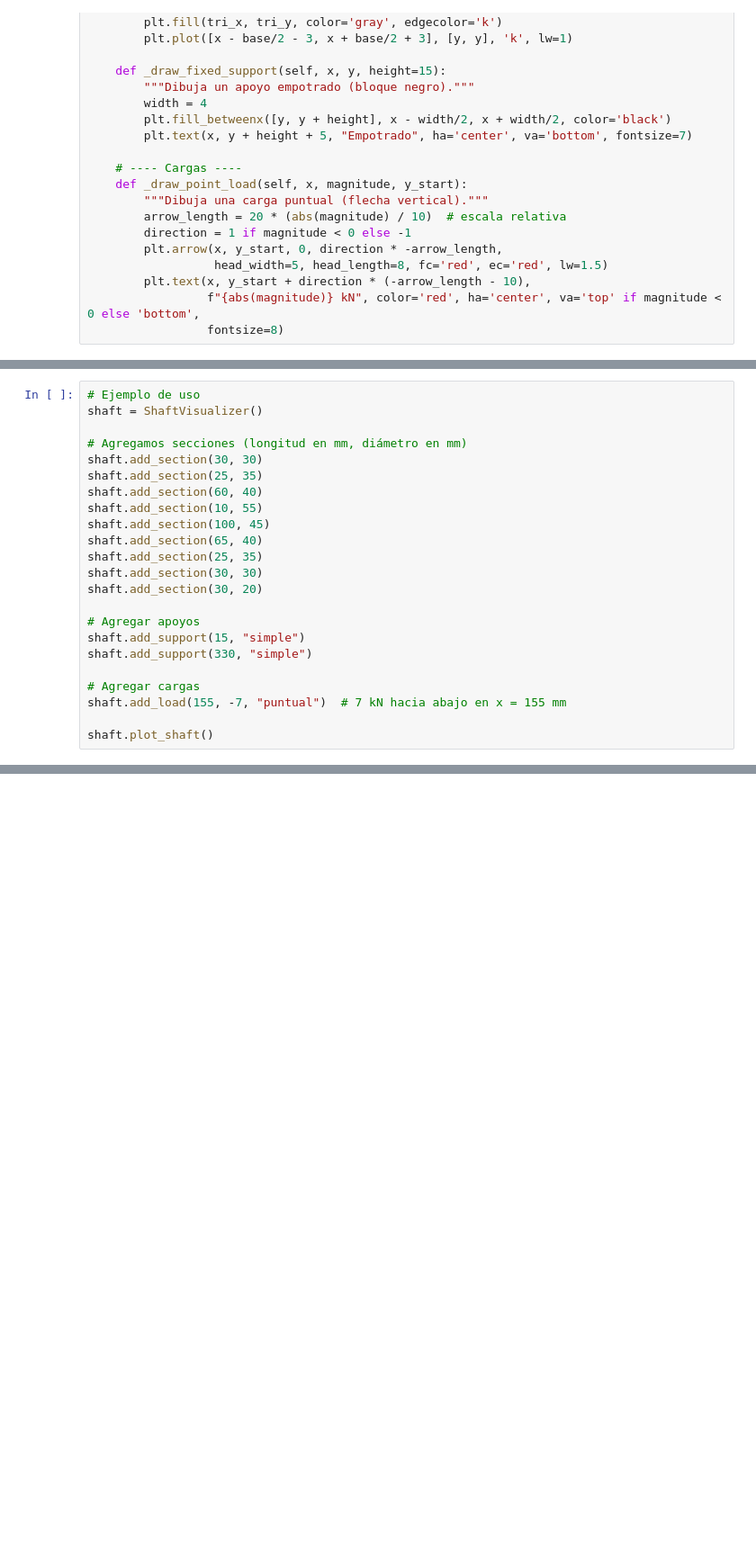
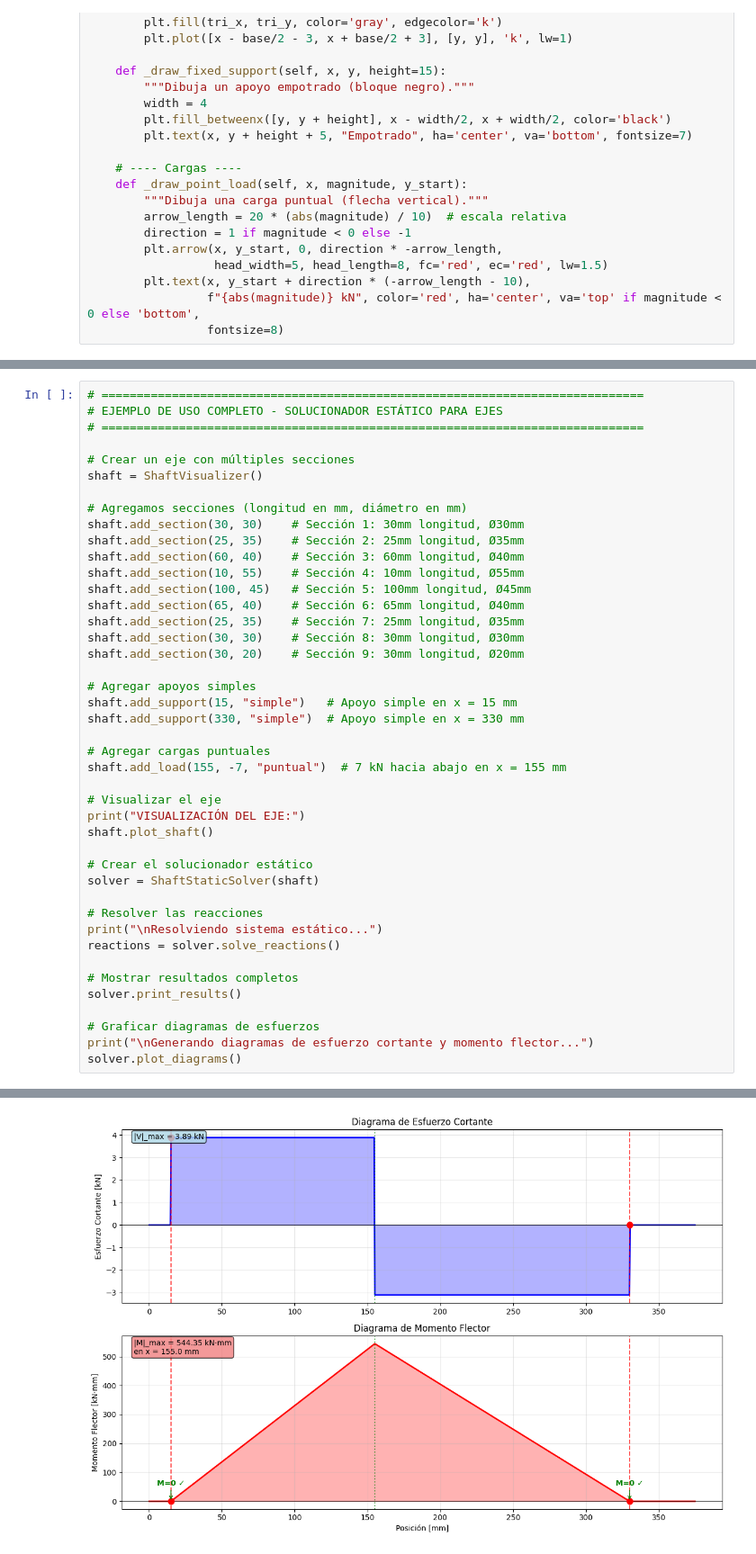
Before and after one commit to dokiun/DEMI, a Jupyter notebook: Fatiga/Estatic_solver.ipynb, the cells around one changed output, grey strips where cells are left out. Shown: that part at 90% size. Drawn from its saved outputs; the diff is of its cells as text; blank space fills up the shorter version.

Commit message:
DIAGRAMAS

```diff
--- a/Fatiga/Estatic_solver.ipynb
+++ b/Fatiga/Estatic_solver.ipynb
@@ -101,24 +612,44 @@ class ShaftVisualizer:
 # %%
-# Ejemplo de uso
+# =============================================================================
+# EJEMPLO DE USO COMPLETO - SOLUCIONADOR ESTÁTICO PARA EJES
+# =============================================================================
+
+# Crear un eje con múltiples secciones
 shaft = ShaftVisualizer()
 
 # Agregamos secciones (longitud en mm, diámetro en mm)
-shaft.add_section(30, 30)
-shaft.add_section(25, 35)
-shaft.add_section(60, 40)
-shaft.add_section(10, 55)
-shaft.add_section(100, 45)
-shaft.add_section(65, 40)
-shaft.add_section(25, 35)
-shaft.add_section(30, 30)
-shaft.add_section(30, 20)
+shaft.add_section(30, 30)    # Sección 1: 30mm longitud, Ø30mm
+shaft.add_section(25, 35)    # Sección 2: 25mm longitud, Ø35mm
+shaft.add_section(60, 40)    # Sección 3: 60mm longitud, Ø40mm
+shaft.add_section(10, 55)    # Sección 4: 10mm longitud, Ø55mm
+shaft.add_section(100, 45)   # Sección 5: 100mm longitud, Ø45mm
+shaft.add_section(65, 40)    # Sección 6: 65mm longitud, Ø40mm
+shaft.add_section(25, 35)    # Sección 7: 25mm longitud, Ø35mm
+shaft.add_section(30, 30)    # Sección 8: 30mm longitud, Ø30mm
+shaft.add_section(30, 20)    # Sección 9: 30mm longitud, Ø20mm
 
-# Agregar apoyos
-shaft.add_support(15, "simple")
-shaft.add_support(330, "simple")
+# Agregar apoyos simples
+shaft.add_support(15, "simple")   # Apoyo simple en x = 15 mm
+shaft.add_support(330, "simple")  # Apoyo simple en x = 330 mm
 
-# Agregar cargas
+# Agregar cargas puntuales
 shaft.add_load(155, -7, "puntual")  # 7 kN hacia abajo en x = 155 mm
 
+# Visualizar el eje
+print("VISUALIZACIÓN DEL EJE:")
 shaft.plot_shaft()
+
+# Crear el solucionador estático
+solver = ShaftStaticSolver(shaft)
+
+# Resolver las reacciones
+print("\nResolviendo sistema estático...")
+reactions = solver.solve_reactions()
+
+# Mostrar resultados completos
+solver.print_results()
+
+# Graficar diagramas de esfuerzos
+print("\nGenerando diagramas de esfuerzo cortante y momento flector...")
+solver.plot_diagrams()
 # %% [output]
@@ -125,0 +674 @@ shaft.plot_shaft()
+[figure, added]
```
Also changed, not shown: parts of 5 cells of this notebook.
